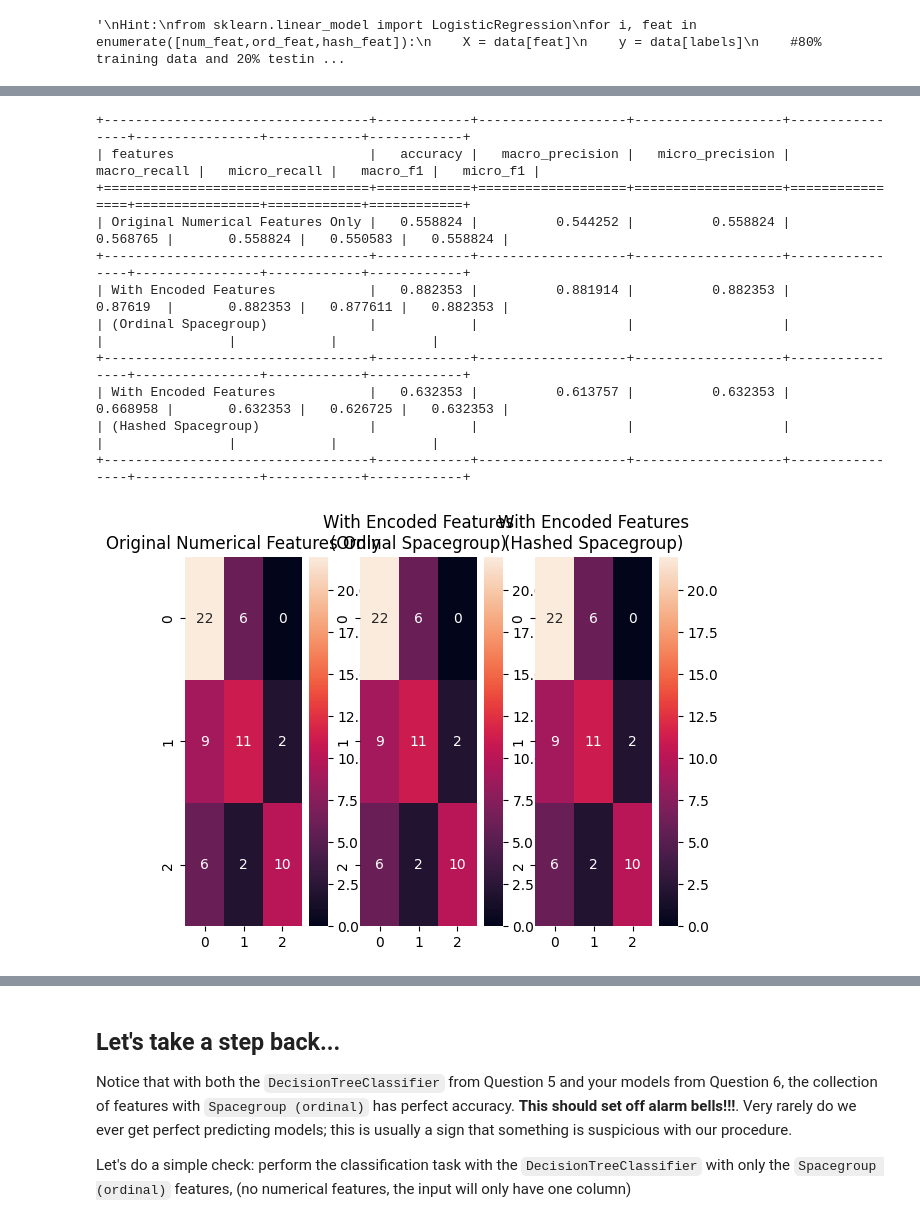
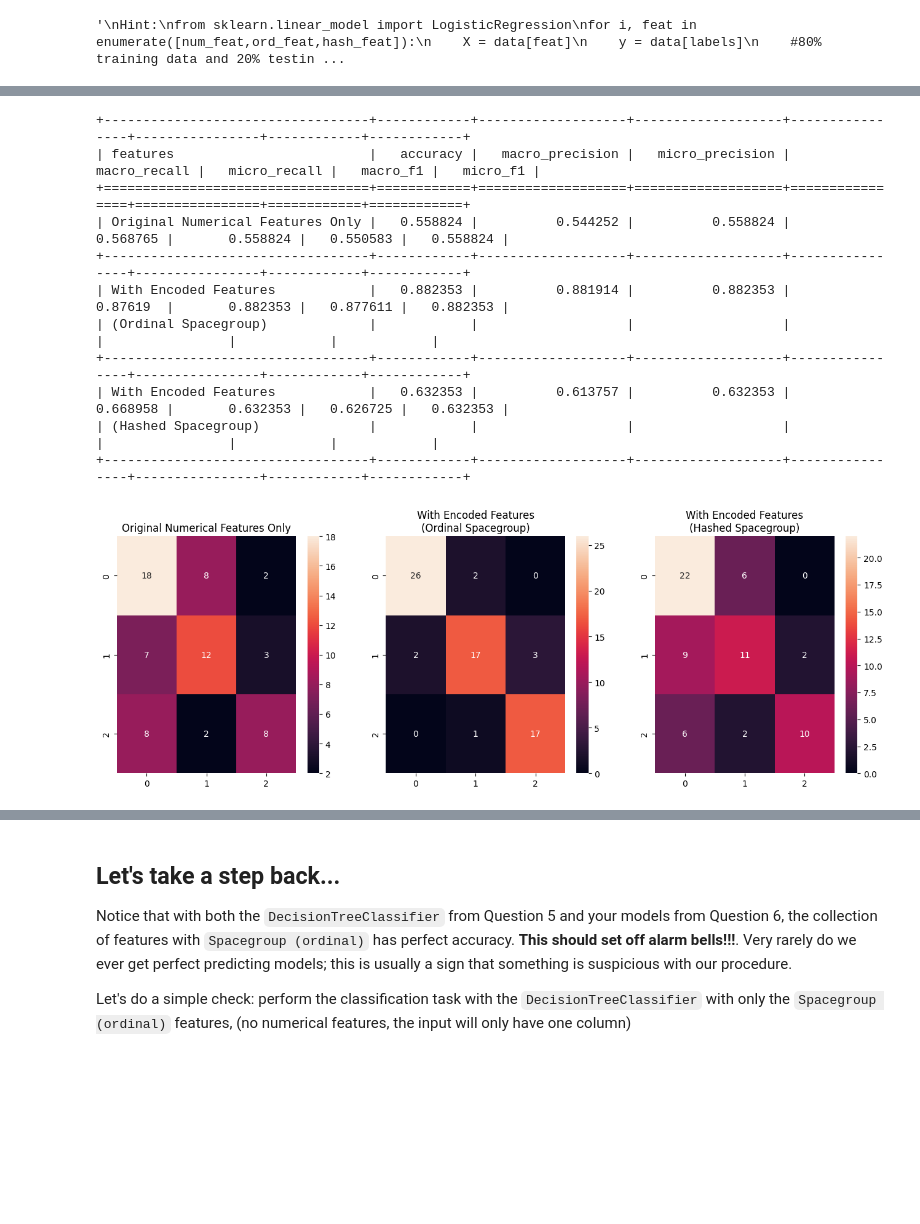
Before and after one commit to julianic6/DS595-Machine-Learning-for-Engineering-and-Science-Applications, a Jupyter notebook: CaseStudy_2_Classification.ipynb, the cells around one changed output, grey strips where cells are left out. Drawn from its saved outputs; the diff is of its cells as text; code cells hidden in the pictures; blank space fills up the shorter version.

```diff
--- a/CaseStudy_2_Classification.ipynb
+++ b/CaseStudy_2_Classification.ipynb
@@ -823,57 +819,63 @@ for i, feat in enumerate([num_feat,ord_feat,hash_feat]):
 # %%
+# Testing with the KNeighbors Method
+
 from sklearn.neighbors import KNeighborsClassifier
 
+# Make titles for our tabulate results container
+titles = ['Original Numerical Features Only',
+          'With Encoded Features\n(Ordinal Spacegroup)',
+          'With Encoded Features\n(Hashed Spacegroup)'
+         ]
+plt.figure(figsize=(16,5))
 results=[]
 
 for i, feat in enumerate([num_feat,ord_feat,hash_feat]):
     X = data[feat]
     y = data[labels]
 
 
     #80% training data and 20% testing
     Xtrain, Xtest, ytrain, ytest = train_test_split(X, y, test_size=0.2,shuffle=True, random_state=1)
 
     # change to your selected model
     model = KNeighborsClassifier(n_neighbors=3)
 
 
     model.fit(Xtrain,ytrain)
     yp = model.predict(Xtest)
 
     accuracy=accuracy_score(yp,ytest)
 
     macro_precision=precision_score(yp,ytest,average='macro')
     micro_precision=precision_score(yp,ytest,average='micro')
 
     macro_recall=recall_score(yp,ytest,average='macro')
     micro_recall=recall_score(yp,ytest,average='micro')
 
     macro_f1=f1_score(yp,ytest,average='macro')
     micro_f1=f1_score(yp,ytest,average='micro')
 
     results.append([titles[i],accuracy,macro_precision,micro_precision,macro_recall,micro_recall,macro_f1,micro_f1])
+
+    plt.subplot(1,3,i+1)
+    cm = confusion_matrix(ytest,yp)
+    sns.heatmap(cm,annot=True)
+    plt.title(titles[i])
+
+print (tabulate(results, headers=["features", "accuracy", "macro_precision", "micro_precision", "macro_recall", "micro_recall", "macro_f1", "micro_f1"],tablefmt="grid"))
+# %% [output]
++----------------------------------+------------+-------------------+-------------------+----------------+----------------+------------+------------+
+| features                         |   accuracy |   macro_precision |   micro_precision |   macro_recall |   micro_recall |   macro_f1 |   micro_f1 |
++==================================+============+===================+===================+================+================+============+============+
+| Original Numerical Features Only |   0.558824 |          0.544252 |          0.558824 |       0.568765 |       0.558824 |   0.550583 |   0.558824 |
++----------------------------------+------------+-------------------+-------------------+----------------+----------------+------------+------------+
+| With Encoded Features            |   0.882353 |          0.881914 |          0.882353 |       0.87619  |       0.882353 |   0.877611 |   0.882353 |
+| (Ordinal Spacegroup)             |            |                   |                   |                |                |            |            |
++----------------------------------+------------+-------------------+-------------------+----------------+----------------+------------+------------+
+| With Encoded Features            |   0.632353 |          0.613757 |          0.632353 |       0.668958 |       0.632353 |   0.626725 |   0.632353 |
+| (Hashed Spacegroup)              |            |                   |                   |                |                |            |            |
++----------------------------------+------------+-------------------+-------------------+----------------+----------------+------------+------------+
+[figure, added]
-# %%
-print (tabulate(results, headers=["features", "accuracy", "macro_precision", "micro_precision", "macro_recall", "micro_recall", "macro_f1", "micro_f1"],tablefmt="grid"))
-# %% [output]
-+----------------------------------+------------+-------------------+-------------------+----------------+----------------+------------+------------+
-| features                         |   accuracy |   macro_precision |   micro_precision |   macro_recall |   micro_recall |   macro_f1 |   micro_f1 |
-+==================================+============+===================+===================+================+================+============+============+
-| Original Numerical Features Only |   0.558824 |          0.544252 |          0.558824 |       0.568765 |       0.558824 |   0.550583 |   0.558824 |
-+----------------------------------+------------+-------------------+-------------------+----------------+----------------+------------+------------+
-| With Encoded Features            |   0.882353 |          0.881914 |          0.882353 |       0.87619  |       0.882353 |   0.877611 |   0.882353 |
-| (Ordinal Spacegroup)             |            |                   |                   |                |                |            |            |
-+----------------------------------+------------+-------------------+-------------------+----------------+----------------+------------+------------+
-| With Encoded Features            |   0.632353 |          0.613757 |          0.632353 |       0.668958 |       0.632353 |   0.626725 |   0.632353 |
-| (Hashed Spacegroup)              |            |                   |                   |                |                |            |            |
-+----------------------------------+------------+-------------------+-------------------+----------------+----------------+------------+------------+
-# %%
-for i, feat in enumerate([num_feat,ord_feat,hash_feat]):
-    plt.subplot(1,3,i+1)
-    cm = confusion_matrix(ytest,yp)
-    sns.heatmap(cm,annot=True)
-    plt.title(titles[i])
-# %% [output]
-[figure, removed]
 # %% [markdown]
 ![image.png](embedded-picture-1)
 # %% [markdown]
```
Also changed, not shown: parts of 30 cells of this notebook.
